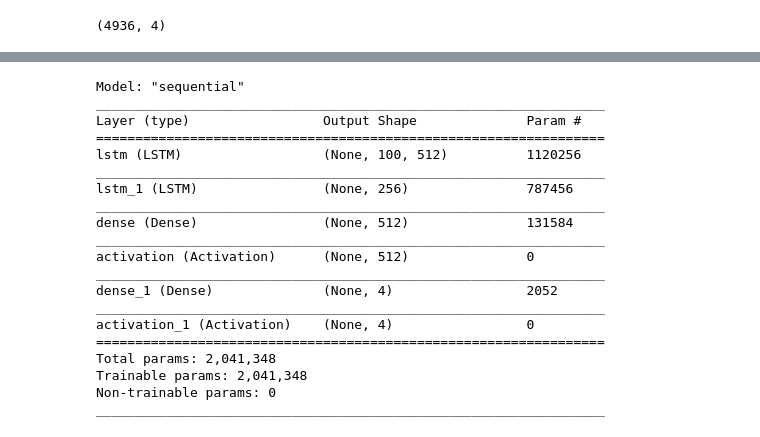
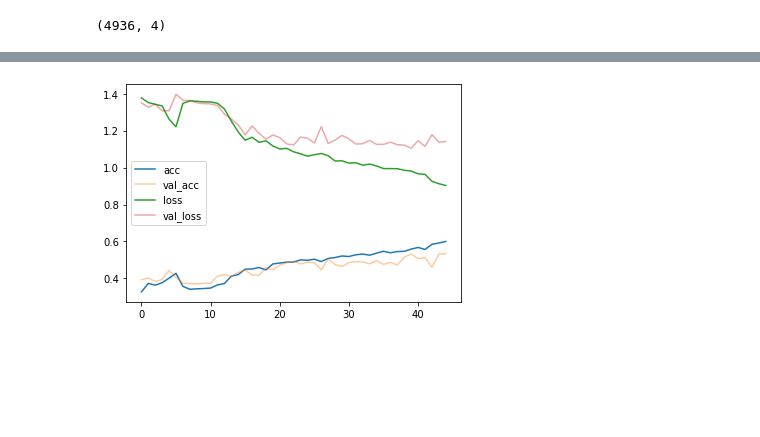
Before and after one commit to AndresR15/Capstone---RTSD-System, a Jupyter notebook: Code/Notebook tests/model_test.ipynb, the cells around one changed output, grey strips where cells are left out. Saved outputs shown, nothing was run; the diff lists cells and outputs as text; code cells hidden in the pictures; blank space fills up the shorter version.

```diff
--- a/Code/Notebook tests/model_test.ipynb
+++ b/Code/Notebook tests/model_test.ipynb
@@ -282,10 +324,15 @@ def lstm_model(optimizer='Adadelta'):
 # %%
-#model_lstm = load_model("F:\Capstone Project\Capstone---RTSD-System\Code\Misc\Saved_data\Trained_models/2_layer_LSTM.pickle")
+cust_adam = keras.optimizers.Adam(learning_rate = 1e-5)
+audio_only= audio_only_model(optimizer=cust_adam)
 
-model_lstm = lstm_model('Adam')
+#audio_only= audio_only_model(optimizer="Adam")
+audio_only.compile(loss='categorical_crossentropy',
+                      optimizer="Adam", metrics=['accuracy'])
+
 time_start = time.time()
-hist = model_lstm.fit(x_train_speech, Y,
-                     batch_size=100, epochs=40, verbose=0, shuffle = True,
-                     validation_split=0.2)
+with tf.device('/gpu:0'):
+    hist_audio_only = audio_only.fit(x_train_speech, Y,
+                         batch_size=100, epochs=45, verbose=0, shuffle = True,
+                         validation_split=0.2,) # callbacks=[early_stopping_monitor])
 print("time elapsed: " + str(time.time() - time_start))
 # %% [output]
@@ -293,24 +340,10 @@ time elapsed: 57.913408279418945
-# %%
-model_lstm.summary()
-# %% [output]
-Model: "sequential"
-_________________________________________________________________
-Layer (type)                 Output Shape              Param #
-=================================================================
-lstm (LSTM)                  (None, 100, 512)          1120256
-_________________________________________________________________
-lstm_1 (LSTM)                (None, 256)               787456
-_________________________________________________________________
-dense (Dense)                (None, 512)               131584
-_________________________________________________________________
-activation (Activation)      (None, 512)               0
-_________________________________________________________________
-dense_1 (Dense)              (None, 4)                 2052
-_________________________________________________________________
-activation_1 (Activation)    (None, 4)                 0
-=================================================================
-Total params: 2,041,348
-Trainable params: 2,041,348
-Non-trainable params: 0
-_________________________________________________________________
+# %%
+plt.plot(hist_audio_only.history["accuracy"], label="acc")
+plt.plot(hist_audio_only.history["val_accuracy"], label="val_acc", alpha=0.4)
+plt.plot(hist_audio_only.history["loss"], label="loss")
+plt.plot(hist_audio_only.history["val_loss"], label="val_loss", alpha=0.4)
+plt.legend()
+plt.show()
+# %% [output]
+[figure, added]
 # %%
```
Also changed, not shown: parts of 35 cells of this notebook.
